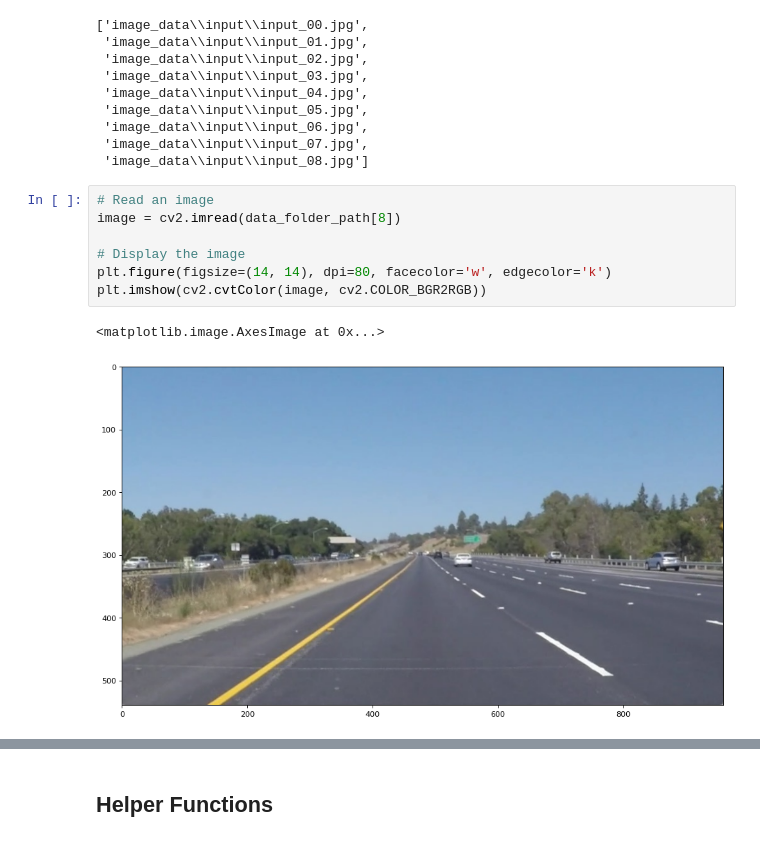
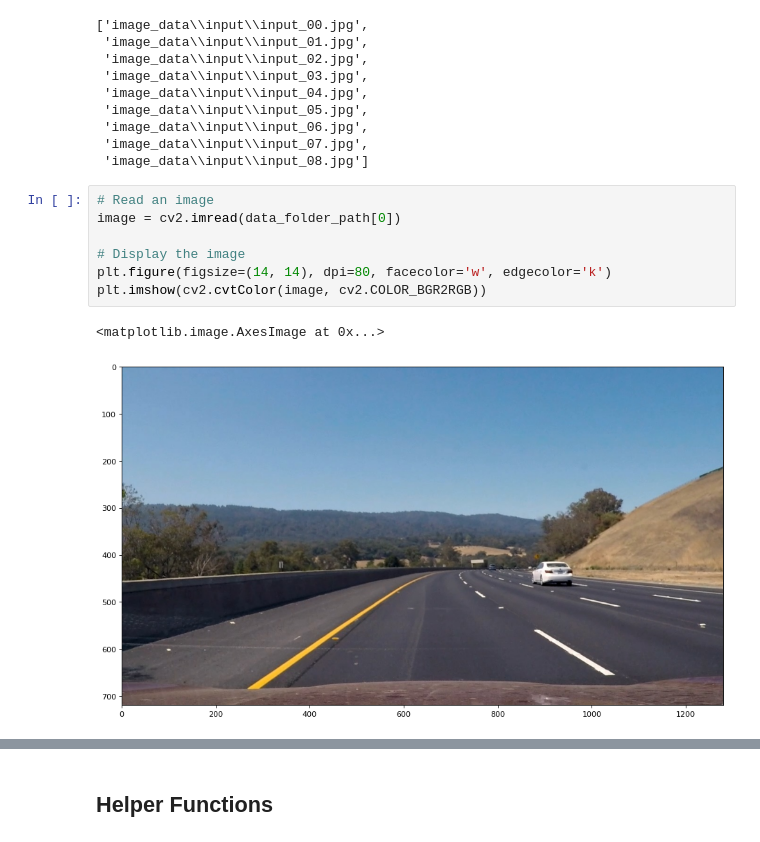
Before and after one commit to kien-pt/lane-detection, a Jupyter notebook: lane_detection.ipynb, the cells around one changed output, grey strips where cells are left out. Cells and saved outputs as stored; diff of their text form.

```diff
--- a/lane_detection.ipynb
+++ b/lane_detection.ipynb
@@ -29,14 +34,14 @@ data_folder_path[:10]
  'image_data\\input\\input_08.jpg']
 # %%
 # Read an image
-image = cv2.imread(data_folder_path[8])
+image = cv2.imread(data_folder_path[0])
 
 # Display the image
 plt.figure(figsize=(14, 14), dpi=80, facecolor='w', edgecolor='k')
 plt.imshow(cv2.cvtColor(image, cv2.COLOR_BGR2RGB))
 # %% [output]
 <matplotlib.image.AxesImage at 0x...>
-[figure, old version]
+[figure, new version]
 # %%
 # Convert the image to gray image
 image_gray = cv2.cvtColor(image, cv2.COLOR_RGB2GRAY)
```
Also changed, not shown: parts of 10 cells of this notebook.
